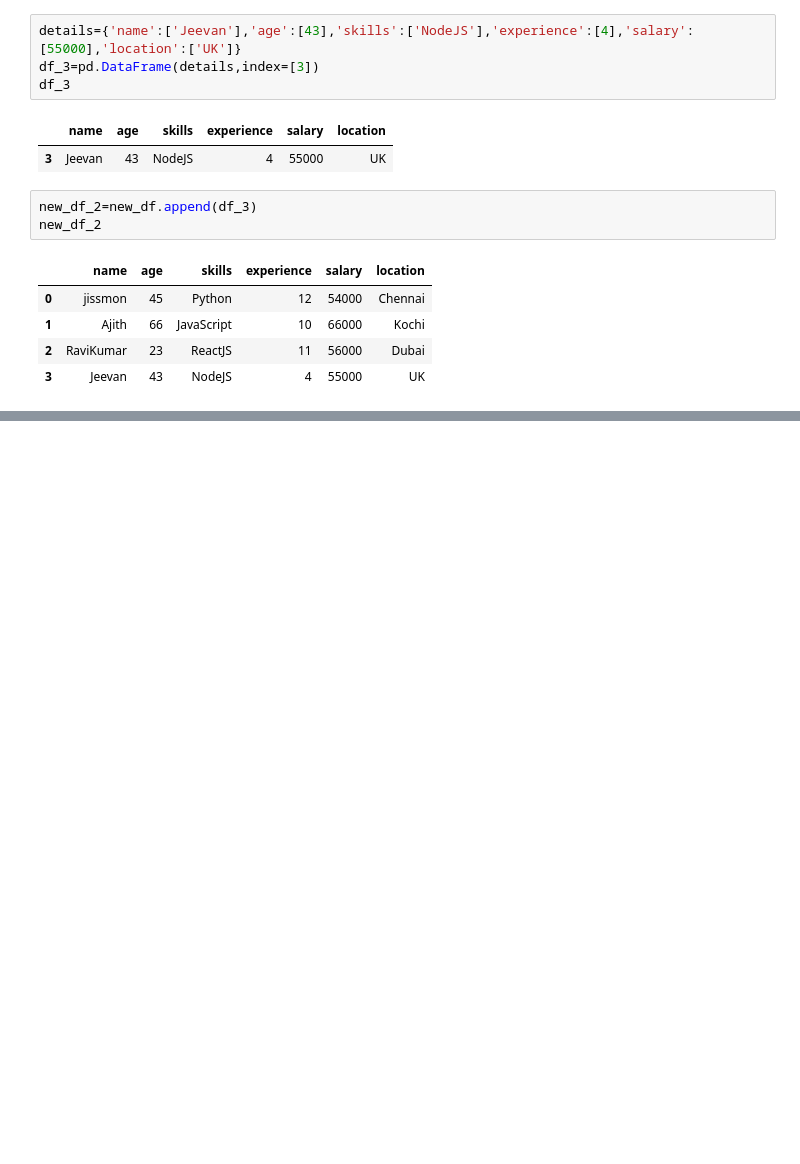
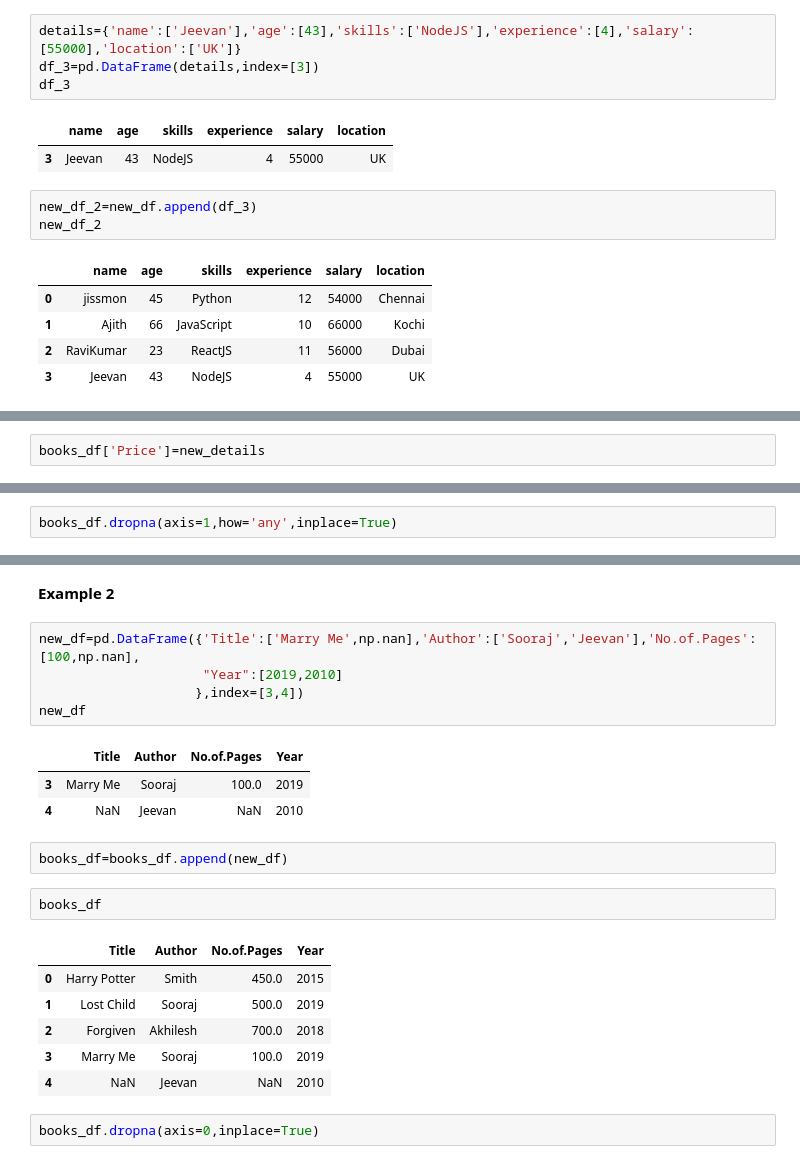
Before and after one commit to jisshub/ML-Bootcamp, a Jupyter notebook: pandas_basics.ipynb, the cells around one changed output, grey strips where cells are left out. Drawn from its saved outputs; the diff is of its cells as text; blank space fills up the shorter version.

```diff
--- a/pandas_basics.ipynb
+++ b/pandas_basics.ipynb
@@ -354,0 +375,2 @@ new_df_2
+# %%
+books_df['Price']=new_details
@@ -354,0 +423,2 @@ new_df_2
+# %%
+books_df.dropna(axis=1,how='any',inplace=True)
@@ -354,0 +432,24 @@ new_df_2
+# %% [markdown]
+**Example 2**
+# %%
+new_df=pd.DataFrame({'Title':['Marry Me',np.nan],'Author':['Sooraj','Jeevan'],'No.of.Pages':[100,np.nan],
+                     "Year":[2019,2010]
+                    },index=[3,4])
+new_df
+# %% [output]
+|  | Title | Author | No.of.Pages | Year |
+| 3 | Marry Me | Sooraj | 100.0 | 2019 |
+| 4 | NaN | Jeevan | NaN | 2010 |
+# %%
+books_df=books_df.append(new_df)
+# %%
+books_df
+# %% [output]
+|  | Title | Author | No.of.Pages | Year |
+| 0 | Harry Potter | Smith | 450.0 | 2015 |
+| 1 | Lost Child | Sooraj | 500.0 | 2019 |
+| 2 | Forgiven | Akhilesh | 700.0 | 2018 |
+| 3 | Marry Me | Sooraj | 100.0 | 2019 |
+| 4 | NaN | Jeevan | NaN | 2010 |
+# %%
+books_df.dropna(axis=0,inplace=True)
```
Also changed, not shown: parts of 14 cells of this notebook.
